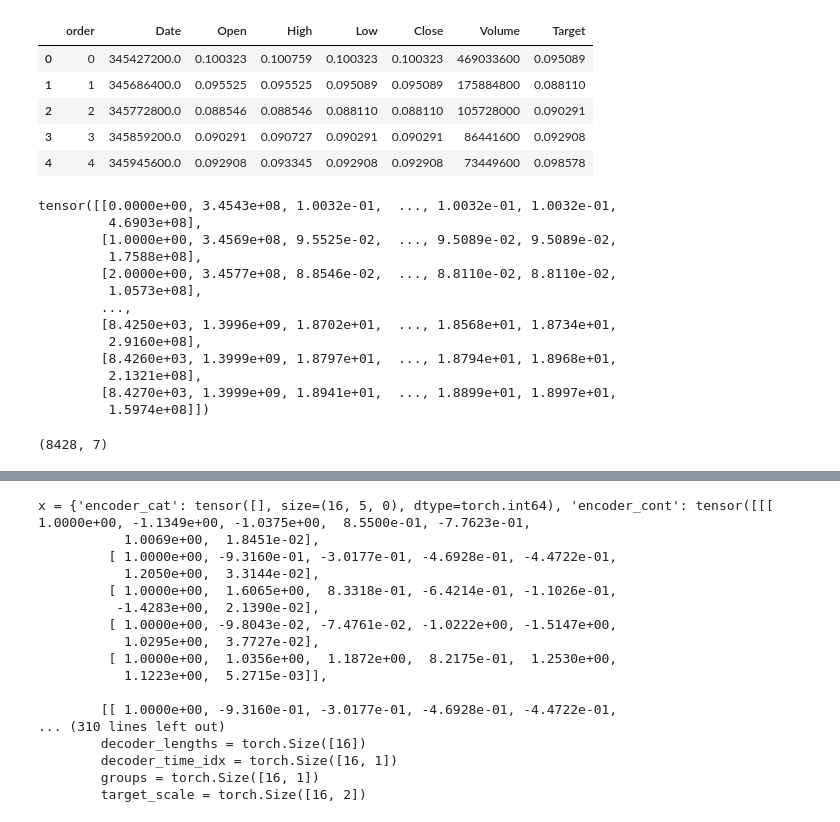
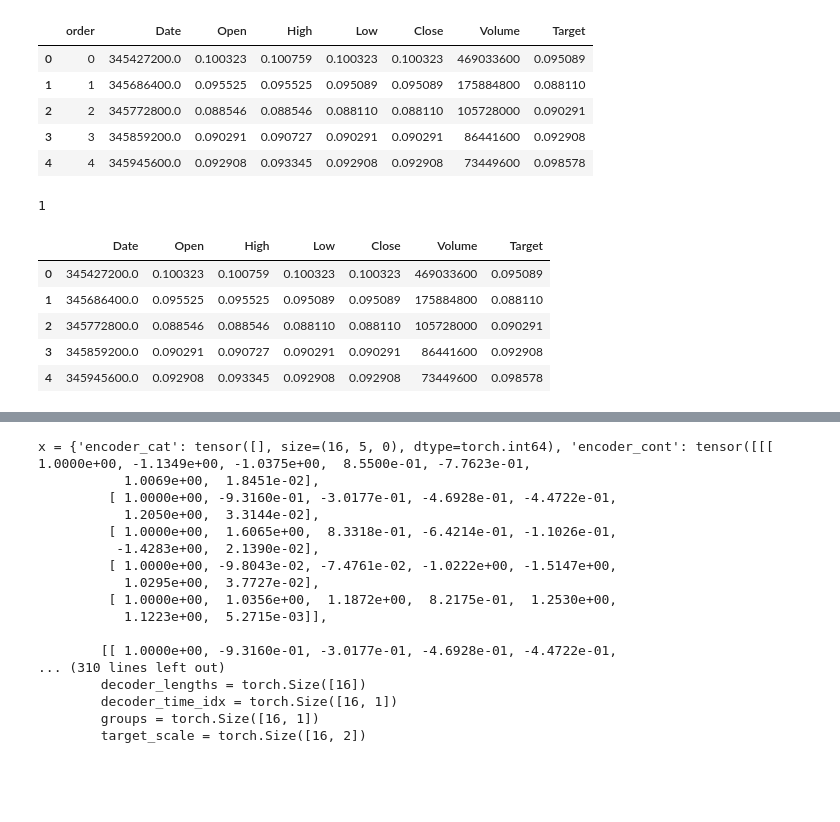
Before and after one commit to mkmuriithi/csc492_deep_learning_project, a Jupyter notebook: algo_repo/StockTransformer.ipynb, the cells around one changed output, grey strips where cells are left out. Drawn from its saved outputs; the diff is of its cells as text; code cells hidden in the pictures; blank space fills up the shorter version.

Commit message:
training, but on cpu

```diff
--- a/algo_repo/StockTransformer.ipynb
+++ b/algo_repo/StockTransformer.ipynb
@@ -45,29 +51,23 @@ data.head()
 | 2 | 2 | 345772800.0 | 0.088546 | 0.088546 | 0.088110 | 0.088110 | 105728000 | 0.090291 |
 | 3 | 3 | 345859200.0 | 0.090291 | 0.090727 | 0.090291 | 0.090291 | 86441600 | 0.092908 |
 | 4 | 4 | 345945600.0 | 0.092908 | 0.093345 | 0.092908 | 0.092908 | 73449600 | 0.098578 |
+# %%
+torch.cuda.device_count()
+# %% [output]
+1
+# %%
+data.drop(columns=['order'], inplace=True)
+data.head()
+# %% [output]
+|  | Date | Open | High | Low | Close | Volume | Target |
+| 0 | 345427200.0 | 0.100323 | 0.100759 | 0.100323 | 0.100323 | 469033600 | 0.095089 |
+| 1 | 345686400.0 | 0.095525 | 0.095525 | 0.095089 | 0.095089 | 175884800 | 0.088110 |
+| 2 | 345772800.0 | 0.088546 | 0.088546 | 0.088110 | 0.088110 | 105728000 | 0.090291 |
+| 3 | 345859200.0 | 0.090291 | 0.090727 | 0.090291 | 0.090291 | 86441600 | 0.092908 |
+| 4 | 345945600.0 | 0.092908 | 0.093345 | 0.092908 | 0.092908 | 73449600 | 0.098578 |
 # %%
 from sklearn.model_selection import train_test_split
 X = data.drop(["Target"], axis=1)
 y = data["Target"]
 X_train, X_test, y_train, y_test = train_test_split(X,y,test_size=0.1, random_state=42, shuffle=False)
 X_train, X_val, y_train, y_val = train_test_split(X_train, y_train, test_size=0.1, random_state=42, shuffle=False)
-# %%
-Tensor(X_train.values)
-# %% [output]
-tensor([[0.0000e+00, 3.4543e+08, 1.0032e-01,  ..., 1.0032e-01, 1.0032e-01,
-         4.6903e+08],
-        [1.0000e+00, 3.4569e+08, 9.5525e-02,  ..., 9.5089e-02, 9.5089e-02,
-         1.7588e+08],
-        [2.0000e+00, 3.4577e+08, 8.8546e-02,  ..., 8.8110e-02, 8.8110e-02,
-         1.0573e+08],
-        ...,
-        [8.4250e+03, 1.3996e+09, 1.8702e+01,  ..., 1.8568e+01, 1.8734e+01,
-         2.9160e+08],
-        [8.4260e+03, 1.3999e+09, 1.8797e+01,  ..., 1.8794e+01, 1.8968e+01,
-         2.1321e+08],
-        [8.4270e+03, 1.3999e+09, 1.8941e+01,  ..., 1.8899e+01, 1.8997e+01,
-         1.5974e+08]])
-# %%
-X_train.shape
-# %% [output]
-(8428, 7)
```
Also changed, not shown: parts of 16 cells of this notebook, 3 other files.
